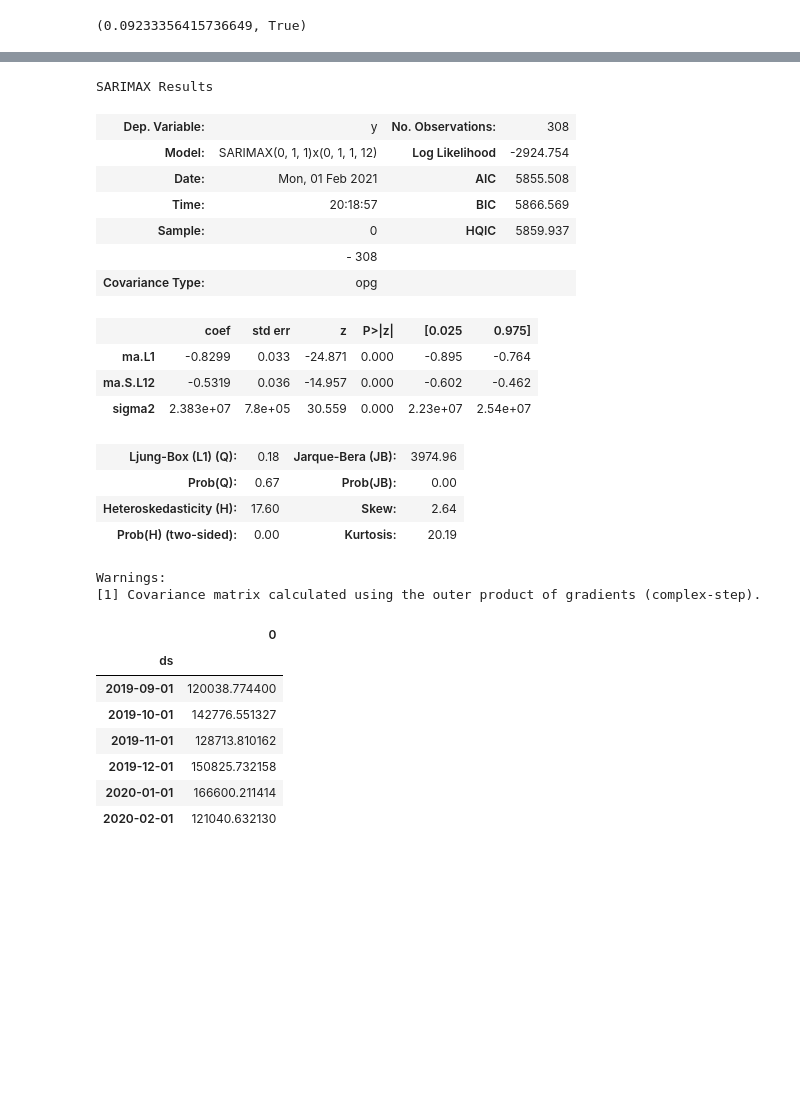
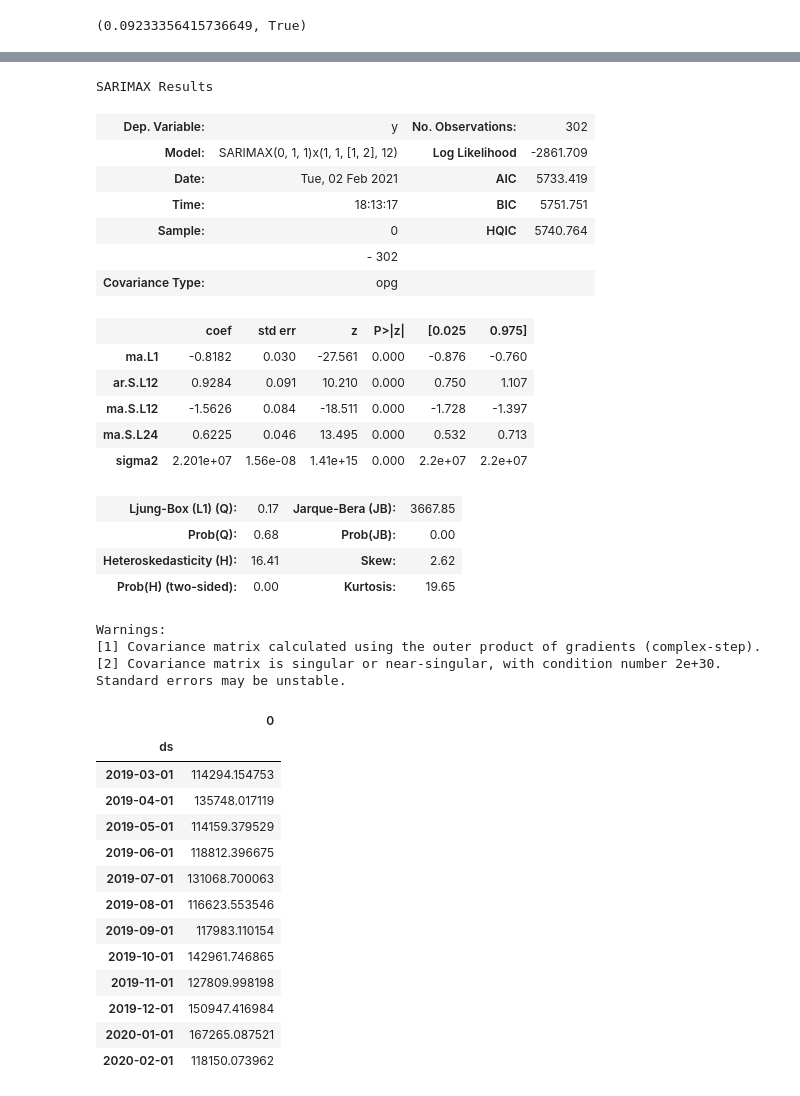
Before and after one commit to mmbs1989/DSWP-Aluno, a Jupyter notebook: PMdarima.ipynb, the cells around one changed output, grey strips where cells are left out. Saved outputs shown, nothing was run; the diff lists cells and outputs as text; code cells hidden in the pictures; blank space fills up the shorter version.

```diff
--- a/PMdarima.ipynb
+++ b/PMdarima.ipynb
@@ -50,8 +49,8 @@ adf_test.should_diff(df)
 # %% [output]
 (0.09233356415736649, True)
 # %%
-train = df.iloc[:-6].copy()
-test =  df.iloc[-6:].copy()
+train = df.iloc[:-12].copy()
+test =  df.iloc[-12:].copy()
 plt.plot(train)
 plt.plot(test)
 # %% [output]
@@ -84,35 +82,44 @@ Total fit time: 17.331 seconds
 model.summary()
 # %% [output]
 SARIMAX Results
-| Dep. Variable: | y | No. Observations: | 308 |
-| Model: | SARIMAX(0, 1, 1)x(0, 1, 1, 12) | Log Likelihood | -2924.754 |
-| Date: | Mon, 01 Feb 2021 | AIC | 5855.508 |
-| Time: | 20:18:57 | BIC | 5866.569 |
-| Sample: | 0 | HQIC | 5859.937 |
-|  | - 308 |  |  |
+| Dep. Variable: | y | No. Observations: | 302 |
+| Model: | SARIMAX(0, 1, 1)x(1, 1, [1, 2], 12) | Log Likelihood | -2861.709 |
+| Date: | Tue, 02 Feb 2021 | AIC | 5733.419 |
+| Time: | 18:13:17 | BIC | 5751.751 |
+| Sample: | 0 | HQIC | 5740.764 |
+|  | - 302 |  |  |
 | Covariance Type: | opg |  |  |
 |  | coef | std err | z | P>|z| | [0.025 | 0.975] |
-| ma.L1 | -0.8299 | 0.033 | -24.871 | 0.000 | -0.895 | -0.764 |
-| ma.S.L12 | -0.5319 | 0.036 | -14.957 | 0.000 | -0.602 | -0.462 |
-| sigma2 | 2.383e+07 | 7.8e+05 | 30.559 | 0.000 | 2.23e+07 | 2.54e+07 |
+| ma.L1 | -0.8182 | 0.030 | -27.561 | 0.000 | -0.876 | -0.760 |
+| ar.S.L12 | 0.9284 | 0.091 | 10.210 | 0.000 | 0.750 | 1.107 |
+| ma.S.L12 | -1.5626 | 0.084 | -18.511 | 0.000 | -1.728 | -1.397 |
+| ma.S.L24 | 0.6225 | 0.046 | 13.495 | 0.000 | 0.532 | 0.713 |
+| sigma2 | 2.201e+07 | 1.56e-08 | 1.41e+15 | 0.000 | 2.2e+07 | 2.2e+07 |
-| Ljung-Box (L1) (Q): | 0.18 | Jarque-Bera (JB): | 3974.96 |
-| Prob(Q): | 0.67 | Prob(JB): | 0.00 |
-| Heteroskedasticity (H): | 17.60 | Skew: | 2.64 |
-| Prob(H) (two-sided): | 0.00 | Kurtosis: | 20.19 |
+| Ljung-Box (L1) (Q): | 0.17 | Jarque-Bera (JB): | 3667.85 |
+| Prob(Q): | 0.68 | Prob(JB): | 0.00 |
+| Heteroskedasticity (H): | 16.41 | Skew: | 2.62 |
+| Prob(H) (two-sided): | 0.00 | Kurtosis: | 19.65 |
 Warnings:
 [1] Covariance matrix calculated using the outer product of gradients (complex-step).
+[2] Covariance matrix is singular or near-singular, with condition number 2e+30. Standard errors may be unstable.
 # %%
-prediction = pd.DataFrame(model.predict(n_periods = 6), index = test.index)
+prediction = pd.DataFrame(model.predict(n_periods = 12), index = test.index)
 prediction
 # %% [output]
 |  | 0 |
 | ds |  |
-| 2019-09-01 | 120038.774400 |
-| 2019-10-01 | 142776.551327 |
-| 2019-11-01 | 128713.810162 |
-| 2019-12-01 | 150825.732158 |
-| 2020-01-01 | 166600.211414 |
-| 2020-02-01 | 121040.632130 |
+| 2019-03-01 | 114294.154753 |
+| 2019-04-01 | 135748.017119 |
+| 2019-05-01 | 114159.379529 |
+| 2019-06-01 | 118812.396675 |
+| 2019-07-01 | 131068.700063 |
+| 2019-08-01 | 116623.553546 |
+| 2019-09-01 | 117983.110154 |
+| 2019-10-01 | 142961.746865 |
+| 2019-11-01 | 127809.998198 |
+| 2019-12-01 | 150947.416984 |
+| 2020-01-01 | 167265.087521 |
+| 2020-02-01 | 118150.073962 |
 # %%
 plt.figure(figsize=(15,5))
 plt.plot(train, label= "Train")
```
Also changed, not shown: parts of 9 cells of this notebook.
